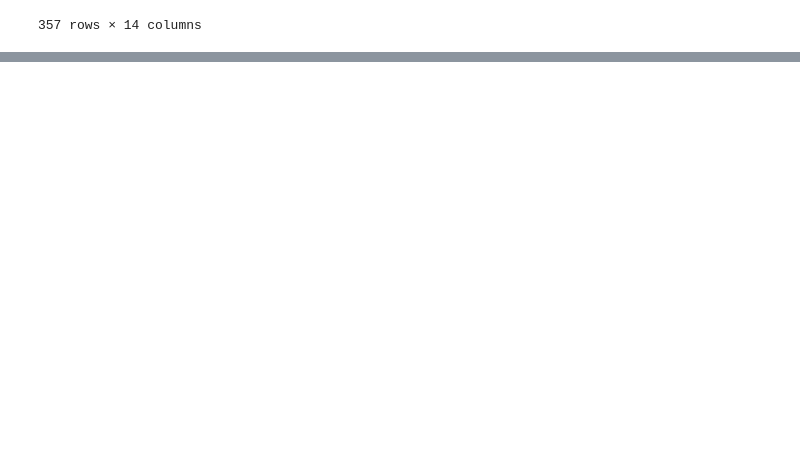
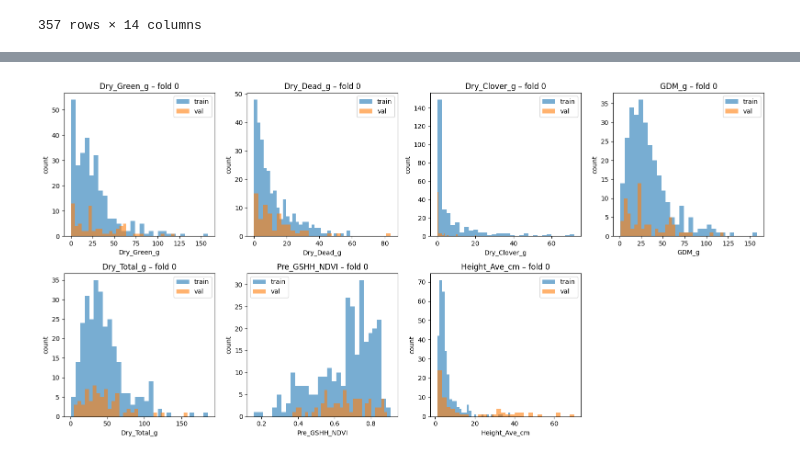
Before and after one commit to HOTSONHONET/csiro-biomass, a Jupyter notebook: Notebooks/eda.ipynb, the cells around one changed output, grey strips where cells are left out. Saved outputs shown, nothing was run; the diff lists cells and outputs as text; code cells hidden in the pictures; blank space fills up the shorter version.

```diff
--- a/Notebooks/eda.ipynb
+++ b/Notebooks/eda.ipynb
@@ -163,0 +500,95 @@ train_df
+# %%
+target_cols = [
+    "Dry_Green_g",
+    "Dry_Dead_g",
+    "Dry_Clover_g",
+    "GDM_g",
+    "Dry_Total_g",
+    "Pre_GSHH_NDVI",
+    "Height_Ave_cm",
+]
+
+strata_cols = target_cols  # or only the 5 biomass columns if you prefer
+
+tmp_df = train_df.copy()
+
+# ensure numeric
+for c in target_cols:
+    tmp_df[c] = pd.to_numeric(tmp_df[c], errors="coerce")
+
+# env_group = State + month(Sampling_Date)
+tmp_df["month"] = tmp_df["Sampling_Date"].str.split("/").str[1].astype(int)
+tmp_df["env_group"] = tmp_df["State"] + "_" + tmp_df["month"].astype(str)
+
+# ---------- STRATA (multi-target bins) ----------
+tmp_df["strata"] = make_multitarget_strata(
+    tmp_df,
+    cols=strata_cols,
+    n_bins=4,
+    n_splits=5,
+)
+
+# ---------- Stratified + Grouped KFold ----------
+n_splits = 5
+sgkf = StratifiedGroupKFold(
+    n_splits=n_splits,
+    shuffle=True,
+    random_state=42,
+)
+
+tmp_df["fold"] = -1
+X_dummy = np.zeros(len(tmp_df), dtype=np.int8)
+
+for fold, (_, va_idx) in enumerate(
+    sgkf.split(X_dummy, tmp_df["strata"].values, groups=tmp_df["env_group"].values)
+):
+    tmp_df.loc[tmp_df.index[va_idx], "fold"] = fold
+
+print(tmp_df["fold"].value_counts().sort_index())
+
+for fold in range(n_splits):
+    print(f"\n==================== FOLD {fold} ====================")
+
+    train = tmp_df[tmp_df["fold"] != fold]
+    val   = tmp_df[tmp_df["fold"] == fold]
+
+    # ---- mean & variance tables ----
+    print("\n[TRAIN] mean & variance")
+    train_stats = train[target_cols].agg(["mean", "var"]).T
+    display(train_stats)
+
+    print("\n[VAL] mean & variance")
+    val_stats = val[target_cols].agg(["mean", "var"]).T
+    display(val_stats)
+
+    # ---- 2 x 4 grid of histograms ----
+    n_rows, n_cols = 2, 4
+    fig, axes = plt.subplots(n_rows, n_cols, figsize=(16, 8))
+    axes = axes.ravel()
+
+    for i, col in enumerate(target_cols):
+        ax = axes[i]
+        ax.hist(
+            train[col].dropna(),
+            bins=30,
+            alpha=0.6,
+            label="train",
+        )
+        ax.hist(
+            val[col].dropna(),
+            bins=30,
+            alpha=0.6,
+            label="val",
+        )
+        ax.set_title(f"{col} – fold {fold}")
+        ax.set_xlabel(col)
+        ax.set_ylabel("count")
+        ax.legend()
+
+    # hide unused subplot (8th cell) since we have 7 targets
+    if len(target_cols) < len(axes):
+        axes[-1].axis("off")
+
+    plt.tight_layout()
+    plt.show()
+# %% [output]
@@ -163,0 +623 @@ train_df
+[figure, added]
```
Also changed, not shown: parts of 9 cells of this notebook, 5 other files.
